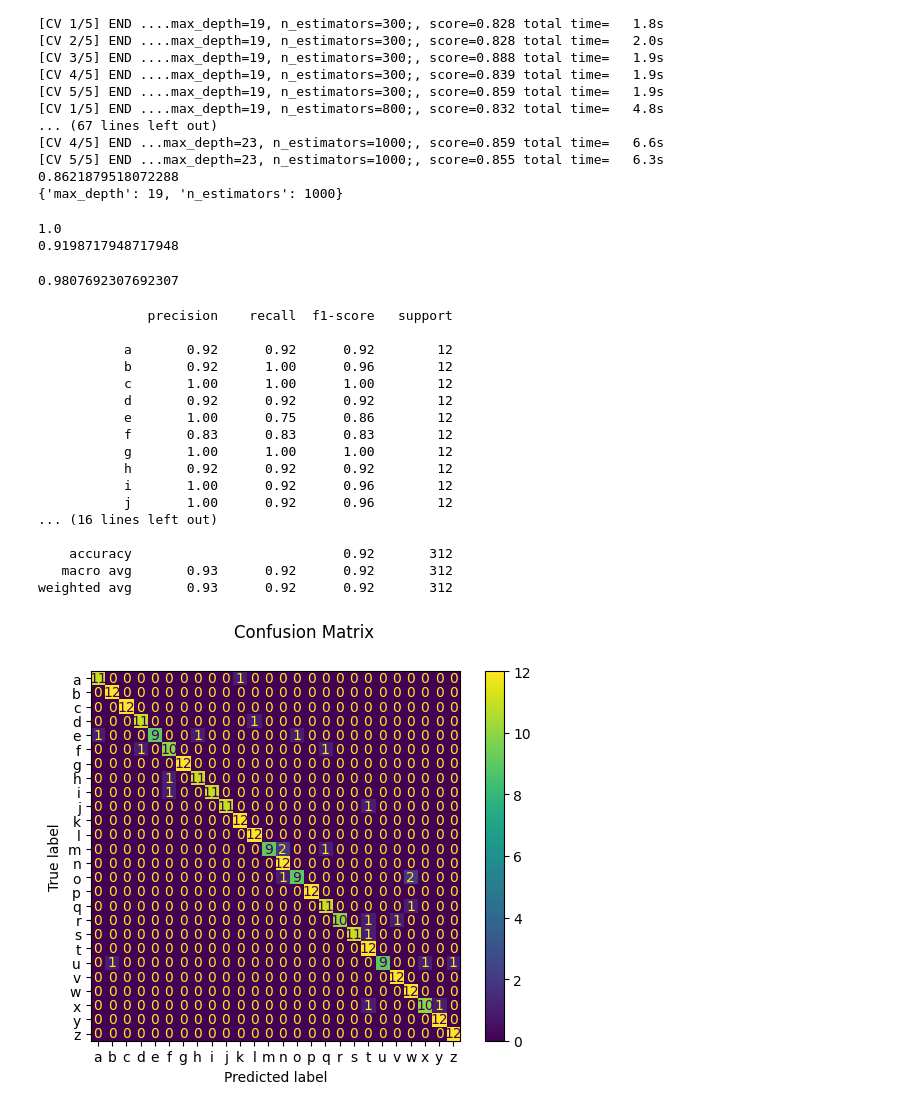
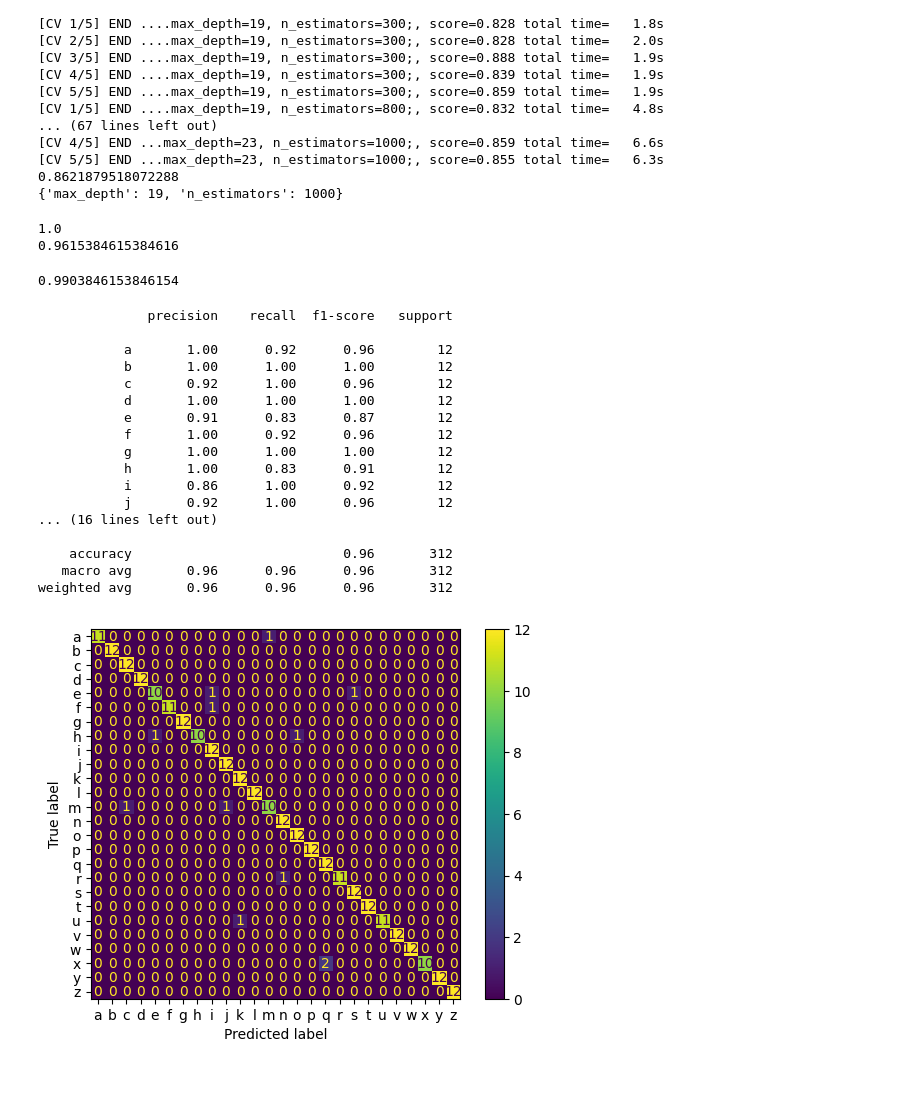
Before and after one commit to GETobia/stackfuel-portfolio, a Jupyter notebook: notebooks/03_random_forest.ipynb, the cells around one changed output. Drawn from its saved outputs; the diff is of its cells as text; code cells hidden in the pictures; blank space fills up the shorter version.

```diff
--- a/notebooks/03_random_forest.ipynb
+++ b/notebooks/03_random_forest.ipynb
@@ -69,13 +63,18 @@ target = df.loc[:, 'letter']
 X_train, X_test, y_train, y_test = train_test_split(features, target, stratify=target, test_size=.2, random_state=1)
 
 forest = RandomForestClassifier(
-    n_estimators=800,
+    n_estimators=500,
     max_depth=23,
     max_features='log2',
     random_state=28)
-hogify = HOGifyer(orientations=7, pixels_per_cell=(9, 9))
 
-pipe = Pipeline([('hog', hogify), ('std', StandardScaler()), ('rf', forest)])
+pipe = Pipeline([
+    ('gauss', GaussianTransformer(sigma=2.9)),
+    ('sato', SatoTransformer()),
+    ('hog', HOGTransformer(orientations=7, pixels_per_cell=(9, 9))),
+    ('std', StandardScaler()),
+    ('rf', forest)])
+
 pipe.fit(X_train, y_train)
 preds_train = pipe.predict(X_train)
 preds_test = pipe.predict(X_test)
@@ -83,9 +82,10 @@ print(accuracy_score(y_train, preds_train))
 print(accuracy_score(y_test, preds_test))
 # %% [output]
 1.0
-0.9198717948717948
+0.9615384615384616
 # %%
 # Does recognition work better on non-dimmed images?
+
 mask_light = df.loc[:, 'augmentation'].ne('dim')
 df_light = df.loc[mask_light, :]
 target = df_light.loc[:, 'letter']
@@ -94,30 +94,30 @@ _, X_test_light, _, y_test_light = train_test_split(df_light.iloc[:, :-3], targe
 preds_test_light = pipe.predict(X_test_light)
 print(accuracy_score(y_test_light, preds_test_light)) # yes
 # %% [output]
-0.9807692307692307
+0.9903846153846154
 # %%
 from sklearn.metrics import classification_report, ConfusionMatrixDisplay
 
 print(f"{classification_report(y_test, preds_test)}\n")
 
 cm = ConfusionMatrixDisplay.from_predictions(y_test, preds_test)
-cm.figure_.suptitle("Confusion Matrix");
+cm.figure_.savefig("../docs/confusion_matrix_rf.png")
 # %% [output]
               precision    recall  f1-score   support
 
-           a       0.92      0.92      0.92        12
-           b       0.92      1.00      0.96        12
-           c       1.00      1.00      1.00        12
-           d       0.92      0.92      0.92        12
-           e       1.00      0.75      0.86        12
-           f       0.83      0.83      0.83        12
+           a       1.00      0.92      0.96        12
+           b       1.00      1.00      1.00        12
+           c       0.92      1.00      0.96        12
+           d       1.00      1.00      1.00        12
+           e       0.91      0.83      0.87        12
+           f       1.00      0.92      0.96        12
            g       1.00      1.00      1.00        12
-           h       0.92      0.92      0.92        12
-           i       1.00      0.92      0.96        12
-           j       1.00      0.92      0.96        12
+           h       1.00      0.83      0.91        12
+           i       0.86      1.00      0.92        12
+           j       0.92      1.00      0.96        12
 ... (16 lines left out)
 
-    accuracy                           0.92       312
-   macro avg       0.93      0.92      0.92       312
-weighted avg       0.93      0.92      0.92       312
+    accuracy                           0.96       312
+   macro avg       0.96      0.96      0.96       312
+weighted avg       0.96      0.96      0.96       312
-[figure, old version]
+[figure, new version]
```
Also changed, not shown: parts of 2 cells of this notebook, 3 other files.
